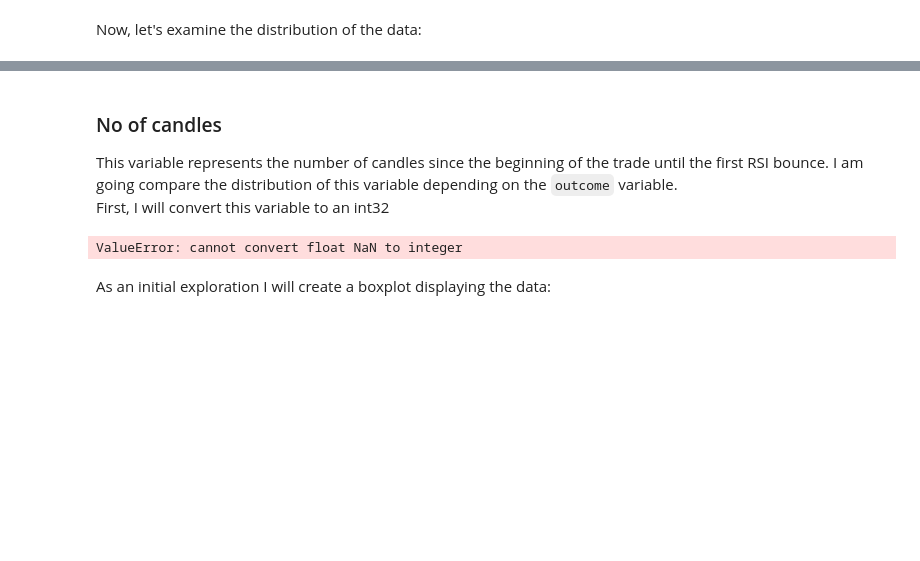
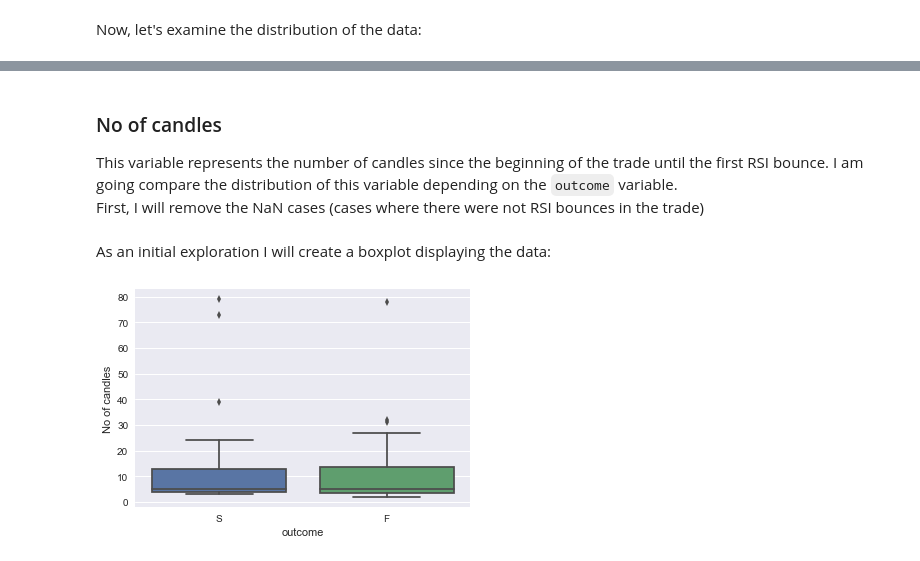
Before and after one commit to FOREXfunguru/FOREX, a Jupyter notebook: notebooks/Binary_classifier_using_ML.ipynb, the cells around one changed output, grey strips where cells are left out. Cells and saved outputs as stored; diff of their text form; code cells hidden in the pictures; blank space fills up the shorter version.

```diff
--- a/notebooks/Binary_classifier_using_ML.ipynb
+++ b/notebooks/Binary_classifier_using_ML.ipynb
@@ -178,12 +191,12 @@ print(ret.describe())
 # %% [markdown]
 ### No of candles
 This variable represents the number of candles since the beginning of the trade until the first RSI bounce. I am going compare the distribution of this variable depending on the `outcome` variable.<br>
-First, I will convert this variable to an int32
+First, I will remove the NaN cases (cases where there were not RSI bounces in the trade)
-# %%
-contDF[['No of candles']]=contDF[['No of candles']].astype(int)
-# %% [output]
-ValueError: cannot convert float NaN to integer
+# %%
+contDF_dropna=contDF.dropna(subset=['No of candles'])
 # %% [markdown]
 As an initial exploration I will create a boxplot displaying the data:
 # %%
-ax = sns.boxplot(x="outcome", y="No of candles", data=contDF)
+ax = sns.boxplot(x="outcome", y="No of candles", data=contDF_dropna)
+# %% [output]
+[figure, added]
```
Also changed, not shown: parts of 47 cells of this notebook.
